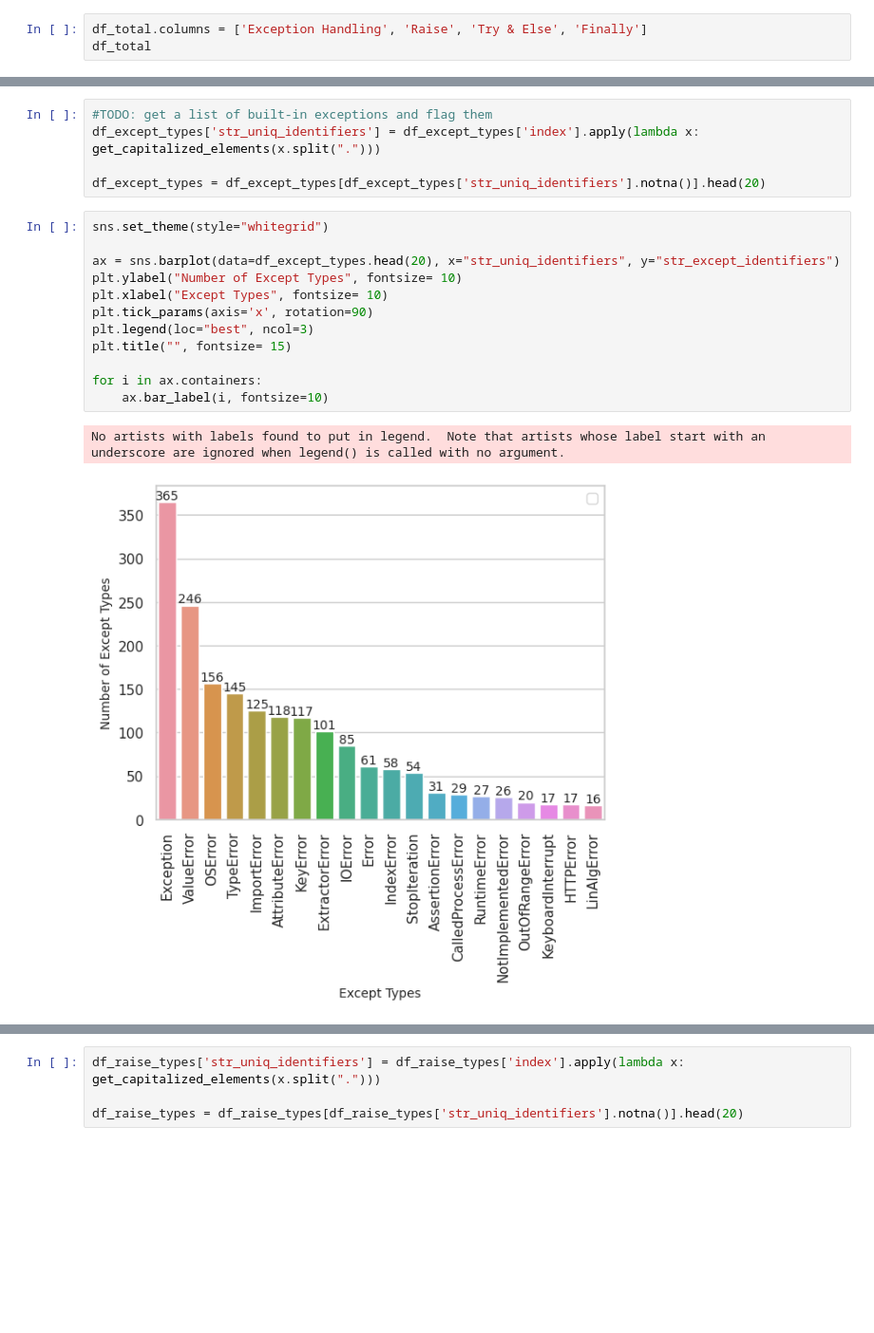
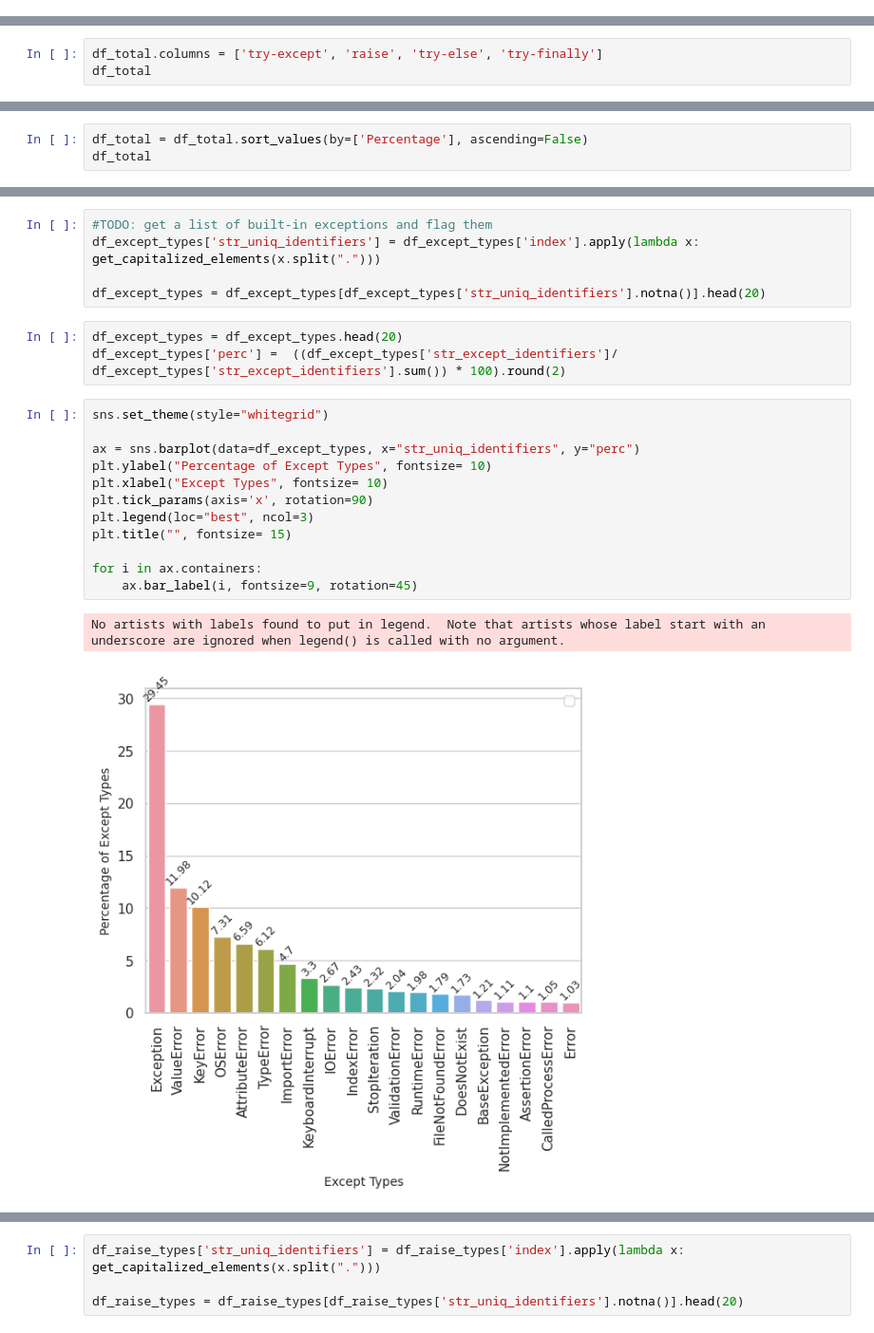
Before and after one commit to r4phael/exception-miner-multi, a Jupyter notebook: notebooks/eh_py_analysis.ipynb, the cells around one changed output, grey strips where cells are left out. Shown at 95% size. Cells and saved outputs as stored; diff of their text form; blank space fills up the shorter version.

```diff
--- a/notebooks/eh_py_analysis.ipynb
+++ b/notebooks/eh_py_analysis.ipynb
@@ -348,6 +352,3 @@ df_rq1
 #df_total
 # %%
 df_total = df_rq1.loc[:, ["perc_n_try_except_uni", "perc_n_raise_uni", "perc_n_try_else_uni", "perc_n_finally_uni"]]
-# %%
-df_total.columns = ['Exception Handling', 'Raise', 'Try & Else', 'Finally']
-df_total
@@ -356,0 +355,3 @@ df_total
+# %%
+df_total.columns = ['try-except', 'raise', 'try-else', 'try-finally']
+df_total
@@ -377,0 +374,3 @@ df_total
+# %%
+df_total = df_total.sort_values(by=['Percentage'], ascending=False)
+df_total
@@ -444,21 +429,24 @@ def get_capitalized_elements(list):
 df_except_types['str_uniq_identifiers'] = df_except_types['index'].apply(lambda x: get_capitalized_elements(x.split(".")))
 
 df_except_types = df_except_types[df_except_types['str_uniq_identifiers'].notna()].head(20)
+# %%
+df_except_types = df_except_types.head(20)
+df_except_types['perc'] =  ((df_except_types['str_except_identifiers']/ df_except_types['str_except_identifiers'].sum()) * 100).round(2)
 # %%
 sns.set_theme(style="whitegrid")
 
-ax = sns.barplot(data=df_except_types.head(20), x="str_uniq_identifiers", y="str_except_identifiers")
-plt.ylabel("Number of Except Types", fontsize= 10)
+ax = sns.barplot(data=df_except_types, x="str_uniq_identifiers", y="perc")
+plt.ylabel("Percentage of Except Types", fontsize= 10)
 plt.xlabel("Except Types", fontsize= 10)
 plt.tick_params(axis='x', rotation=90)
 plt.legend(loc="best", ncol=3)
 plt.title("", fontsize= 15)
 
 for i in ax.containers:
-    ax.bar_label(i, fontsize=10)
+    ax.bar_label(i, fontsize=9, rotation=45)
 # %% [output]
 No artists with labels found to put in legend.  Note that artists whose label start with an underscore are ignored when legend() is called with no argument.
-[figure, old version]
+[figure, new version]
 # %%
 df_raise_types = df.str_raise_identifiers.str.split(" ").explode().value_counts().reset_index()
 df_raise_types = df_raise_types[1:]
```
Also changed, not shown: parts of 40 cells of this notebook, 4 other files.
